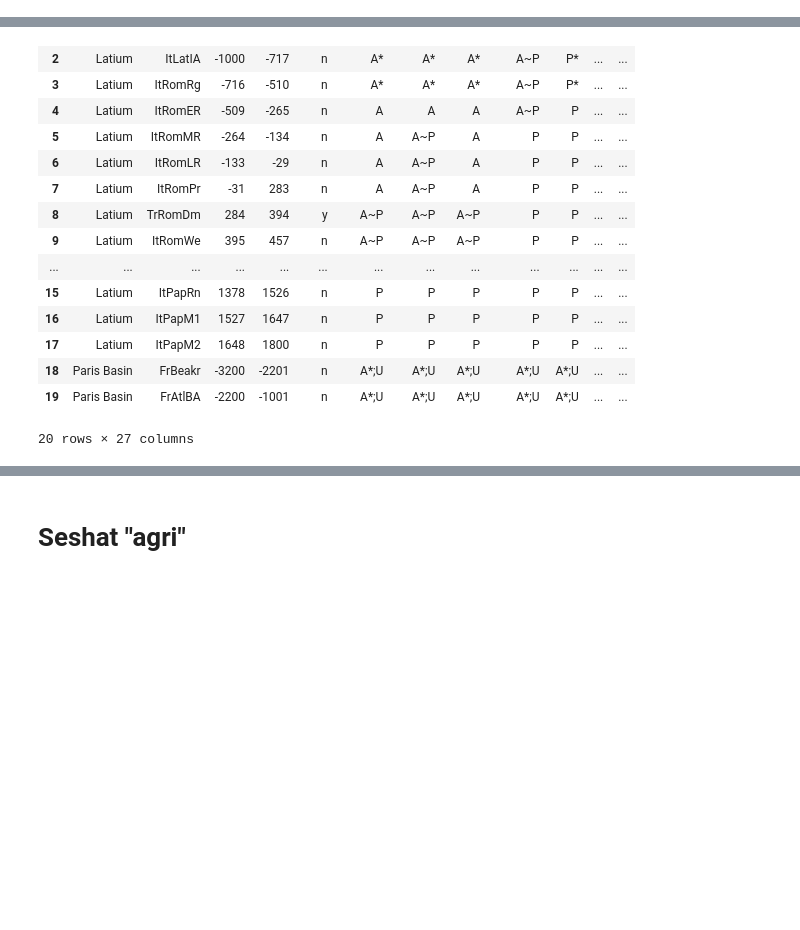
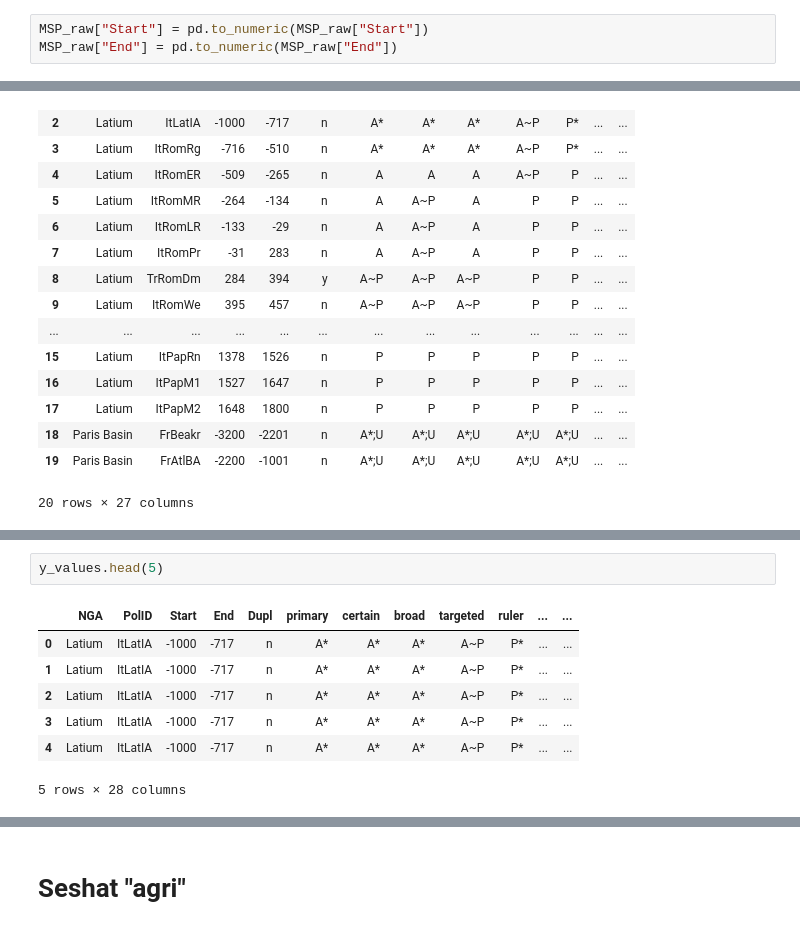
Before and after one commit to sdam-au/seshat, a Jupyter notebook: scripts/MSP_repr.ipynb, the cells around one changed output, grey strips where cells are left out. Saved outputs shown, nothing was run; the diff lists cells and outputs as text; blank space fills up the shorter version.

```diff
--- a/scripts/MSP_repr.ipynb
+++ b/scripts/MSP_repr.ipynb
@@ -70,6 +70,9 @@ MSP_aggr.head(5)
 # %%
 MSP_raw = sddk.read_file("SDAM_data/seshat/MSP_R/MSP.csv", "df", conf)
 MSP_raw.reset_index(inplace=True)
+# %%
+MSP_raw["Start"] = pd.to_numeric(MSP_raw["Start"])
+MSP_raw["End"] = pd.to_numeric(MSP_raw["End"])
 # %%
 MSP_raw[MSP_raw["NGA"]=="Latium"]
 # %% [output]
@@ -166,0 +204,10 @@ MSP_raw.head(20)
+# %%
+y_values.head(5)
+# %% [output]
+|  | NGA | PolID | Start | End | Dupl | primary | certain | broad | targeted | ruler | ... | ... |
+| 0 | Latium | ItLatIA | -1000 | -717 | n | A* | A* | A* | A~P | P* | ... | ... |
+| 1 | Latium | ItLatIA | -1000 | -717 | n | A* | A* | A* | A~P | P* | ... | ... |
+| 2 | Latium | ItLatIA | -1000 | -717 | n | A* | A* | A* | A~P | P* | ... | ... |
+| 3 | Latium | ItLatIA | -1000 | -717 | n | A* | A* | A* | A~P | P* | ... | ... |
+| 4 | Latium | ItLatIA | -1000 | -717 | n | A* | A* | A* | A~P | P* | ... | ... |
+5 rows × 28 columns
```
Also changed, not shown: parts of 8 cells of this notebook.
